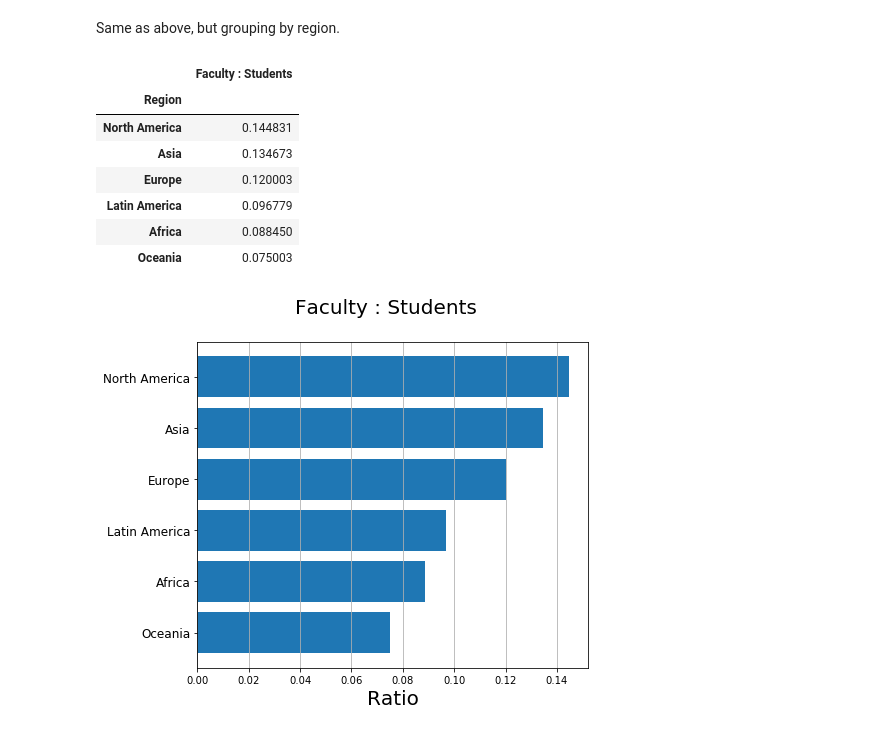
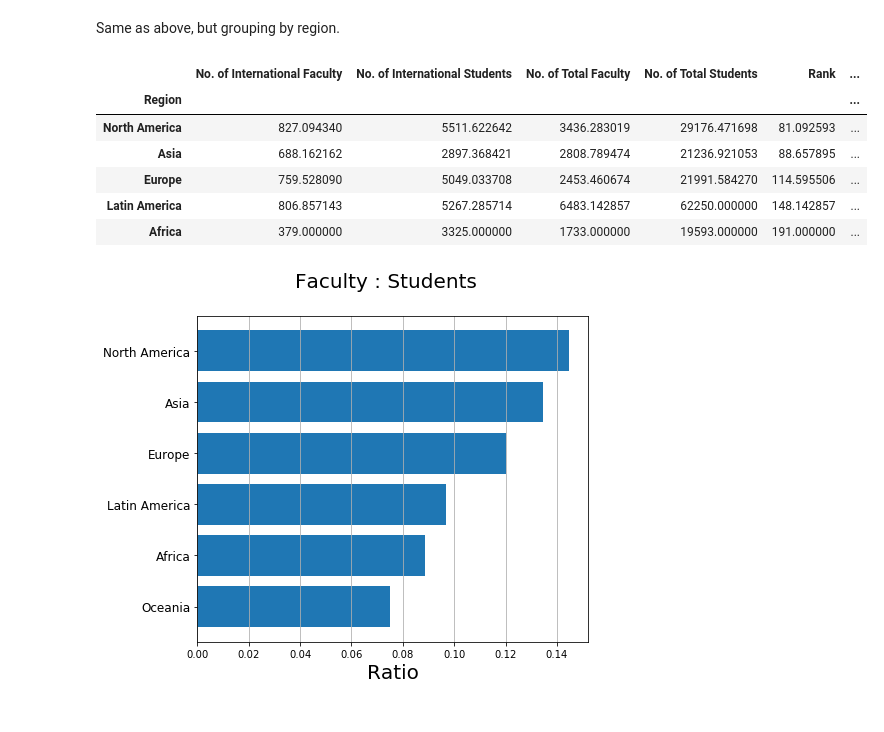
Before and after one commit to justcho5/ADA, a Jupyter notebook: homework02.ipynb, the cells around one changed output. Saved outputs shown, nothing was run; the diff lists cells and outputs as text; code cells hidden in the pictures.

```diff
--- a/homework02.ipynb
+++ b/homework02.ipynb
@@ -296,23 +299,24 @@ Same as above, but grouping by region.
 # %%
 # Group data by Region and compute the average of all fields
 by_region = top_ranking_universities.groupby('Region').mean()
+by_region['STDEV Faculty : Students'] = top_ranking_universities.groupby('Region').std()['Faculty : Students']
+by_region['STDEV International Stud : Total'] = top_ranking_universities.groupby('Region').std()['International Students : Total Students']
 
 # Sort by average faculty : student ratio across regions
 region_facstud = by_region.sort_values(
     by = 'Faculty : Students',
     ascending = False
 )
 
-region_facstud[['Faculty : Students']]
+region_facstud.head()
 # %% [output]
-|  | Faculty : Students |
-| Region |  |
-| North America | 0.144831 |
-| Asia | 0.134673 |
-| Europe | 0.120003 |
-| Latin America | 0.096779 |
-| Africa | 0.088450 |
-| Oceania | 0.075003 |
+|  | No. of International Faculty | No. of International Students | No. of Total Faculty | No. of Total Students | Rank | ... |
+| Region |  |  |  |  |  | ... |
+| North America | 827.094340 | 5511.622642 | 3436.283019 | 29176.471698 | 81.092593 | ... |
+| Asia | 688.162162 | 2897.368421 | 2808.789474 | 21236.921053 | 88.657895 | ... |
+| Europe | 759.528090 | 5049.033708 | 2453.460674 | 21991.584270 | 114.595506 | ... |
+| Latin America | 806.857143 | 5267.285714 | 6483.142857 | 62250.000000 | 148.142857 | ... |
+| Africa | 379.000000 | 3325.000000 | 1733.000000 | 19593.000000 | 191.000000 | ... |
 # %%
 plot_bar('Faculty : Students', 6, region_facstud, region_facstud.index)
 # %% [output]
```
Also changed, not shown: parts of 3 cells of this notebook.
